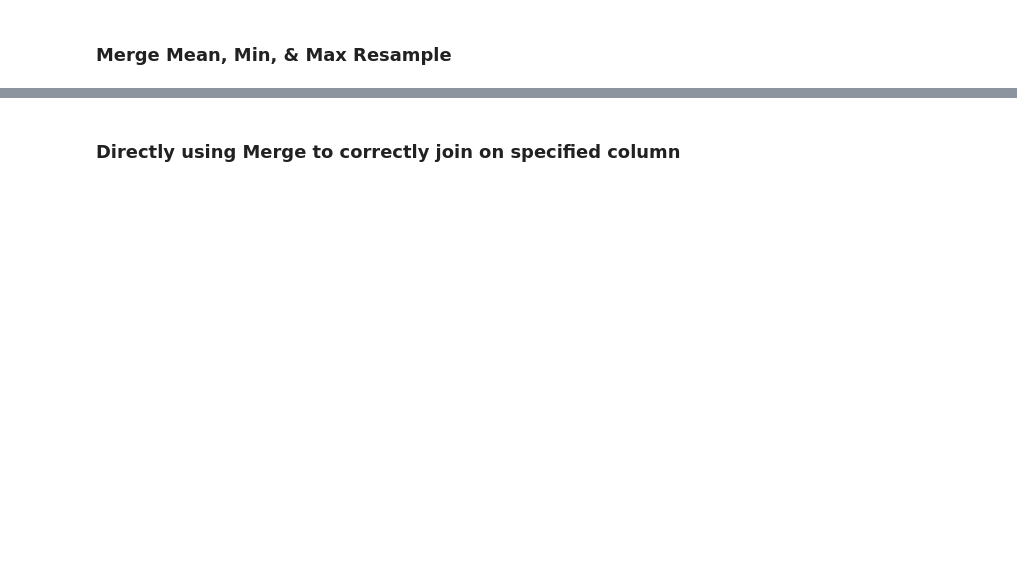
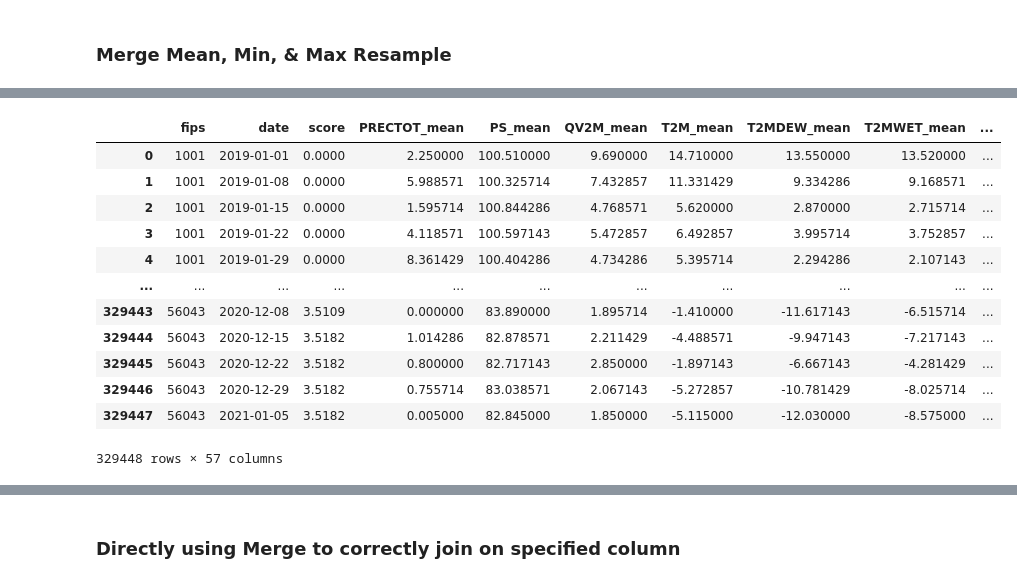
Before and after one commit to ChadDelany/drought_prediction, a Jupyter notebook: Notebooks/05b_Create_Test_Set.ipynb, the cells around one changed output, grey strips where cells are left out. Drawn from its saved outputs; the diff is of its cells as text; code cells hidden in the pictures; blank space fills up the shorter version.

```diff
--- a/Notebooks/05b_Create_Test_Set.ipynb
+++ b/Notebooks/05b_Create_Test_Set.ipynb
@@ -112,3 +343,3 @@ train_stats_temp
 # %%
-train_stats =  train_stats_temp.join(train_set_min, how='inner', rsuffix='_min')
-train_stats
+testval_stats =  testval_stats_temp.join(testval_min, how='inner', rsuffix='_min')
+testval_stats
@@ -115,4 +360,4 @@ train_stats
 # %%
 # The Date, FIPS, and Score values don't have min or max values different from mean and are therefore duplicates.
-train_stats.drop(['fips_max', 'date_max', 'score_max', 'fips_min', 'date_min', 'score_min'], axis=1, inplace=True)
+testval_stats.drop(['fips_max', 'date_max', 'score_max', 'fips_min', 'date_min', 'score_min'], axis=1, inplace=True)
 # %%
@@ -120,3 +379,3 @@ train_stats
 # %%
-train_stats.rename({'fips_mean': 'fips', 'date_mean': 'date', 'score_mean':'score'}, axis=1, inplace=True)
+testval_stats.rename({'fips_mean': 'fips', 'date_mean': 'date', 'score_mean':'score'}, axis=1, inplace=True)
 # %%
@@ -124,7 +401,7 @@ train_stats.info()
 # %%
 # Rearranging the columns so that fips, date, and score are the first three columns.
 
-cols = train_stats.columns.tolist()
+cols = testval_stats.columns.tolist()
 cols = cols[0:2] + [cols[20]] + cols[2:20] + cols[21:]
 # type(cols)
 cols
@@ -131,4 +426,18 @@ cols
 # %%
-train_stats = train_stats[cols]
-train_stats
+testval_stats = testval_stats[cols]
+testval_stats
+# %% [output]
+|  | fips | date | score | PRECTOT_mean | PS_mean | QV2M_mean | T2M_mean | T2MDEW_mean | T2MWET_mean | ... |
+| 0 | 1001 | 2019-01-01 | 0.0000 | 2.250000 | 100.510000 | 9.690000 | 14.710000 | 13.550000 | 13.520000 | ... |
+| 1 | 1001 | 2019-01-08 | 0.0000 | 5.988571 | 100.325714 | 7.432857 | 11.331429 | 9.334286 | 9.168571 | ... |
+| 2 | 1001 | 2019-01-15 | 0.0000 | 1.595714 | 100.844286 | 4.768571 | 5.620000 | 2.870000 | 2.715714 | ... |
+| 3 | 1001 | 2019-01-22 | 0.0000 | 4.118571 | 100.597143 | 5.472857 | 6.492857 | 3.995714 | 3.752857 | ... |
+| 4 | 1001 | 2019-01-29 | 0.0000 | 8.361429 | 100.404286 | 4.734286 | 5.395714 | 2.294286 | 2.107143 | ... |
+| ... | ... | ... | ... | ... | ... | ... | ... | ... | ... | ... |
+| 329443 | 56043 | 2020-12-08 | 3.5109 | 0.000000 | 83.890000 | 1.895714 | -1.410000 | -11.617143 | -6.515714 | ... |
+| 329444 | 56043 | 2020-12-15 | 3.5182 | 1.014286 | 82.878571 | 2.211429 | -4.488571 | -9.947143 | -7.217143 | ... |
+| 329445 | 56043 | 2020-12-22 | 3.5182 | 0.800000 | 82.717143 | 2.850000 | -1.897143 | -6.667143 | -4.281429 | ... |
+| 329446 | 56043 | 2020-12-29 | 3.5182 | 0.755714 | 83.038571 | 2.067143 | -5.272857 | -10.781429 | -8.025714 | ... |
+| 329447 | 56043 | 2021-01-05 | 3.5182 | 0.005000 | 82.845000 | 1.850000 | -5.115000 | -12.030000 | -8.575000 | ... |
+329448 rows × 57 columns
 # %%
```
Also changed, not shown: parts of 27 cells of this notebook.
